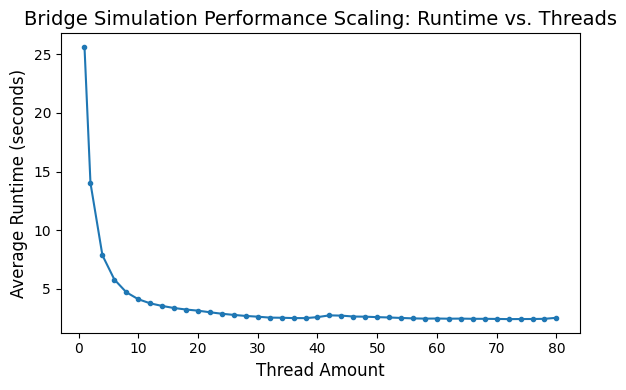
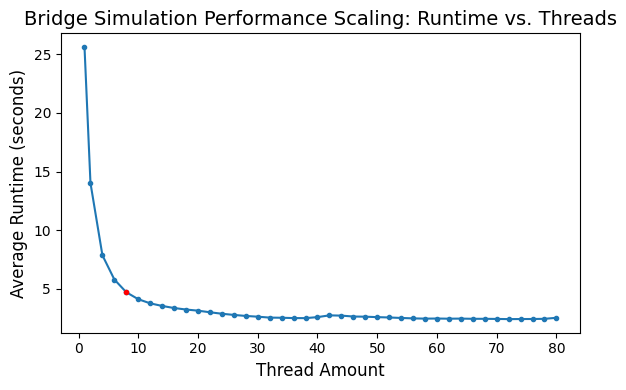
Unified diff of the notebook cell whose output changed from the first chart to the second:
--- before
+++ after
@@ -5,5 +5,6 @@
 
 plt.figure(figsize=(6,4))
-plt.plot(data["Threads"], data["Mean Runtimes"], marker='.')
+plt.plot(data["Threads"], data["Runtimes"], marker='.')
+plt.plot(8.0, 4.7162724, "r.")
 plt.title('Bridge Simulation Performance Scaling: Runtime vs. Threads', fontsize=14)
 plt.ylabel('Average Runtime (seconds)', fontsize=12)

Commit: overhaul figures & data